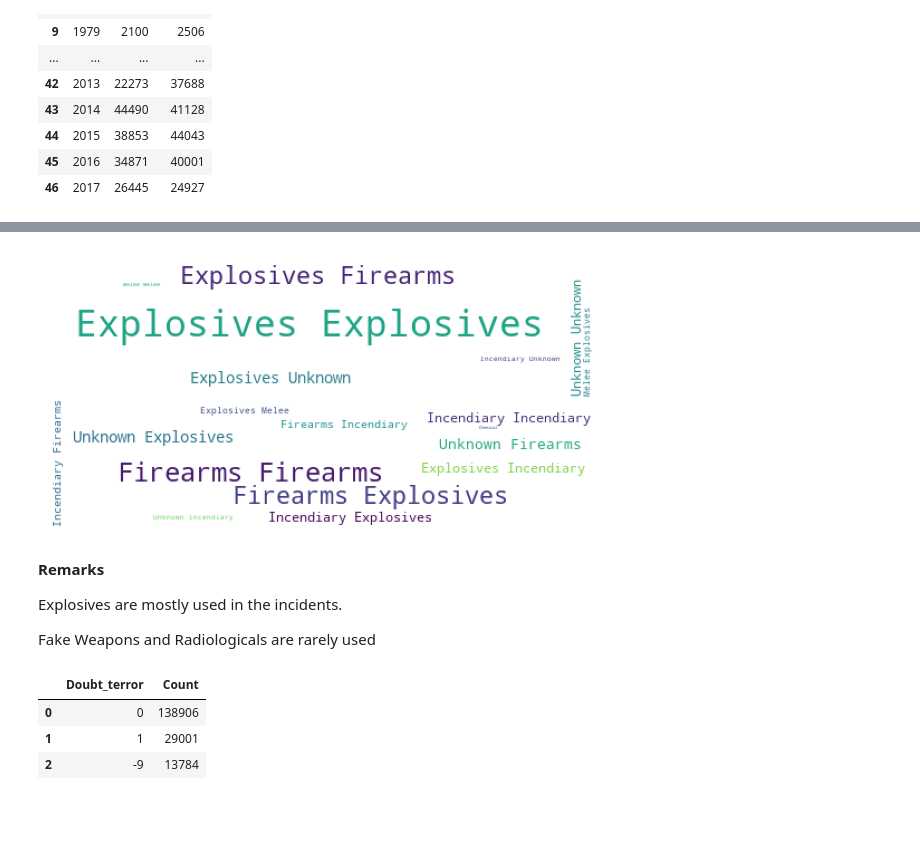
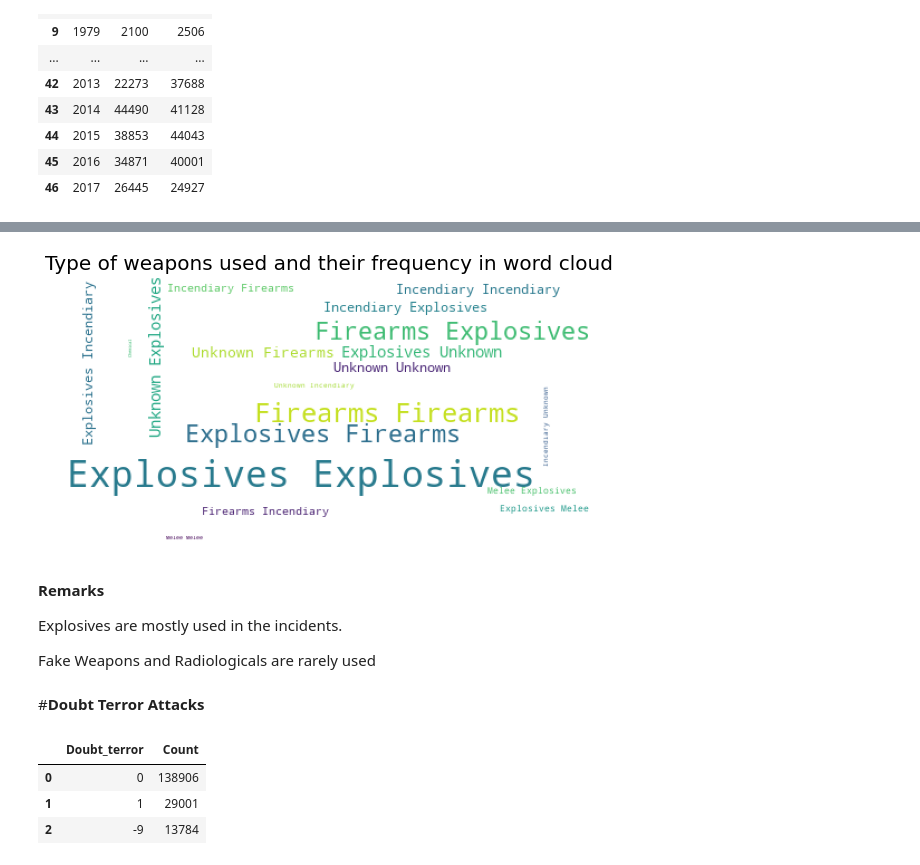
Before and after one commit to Narayan718/Global-Terrorism-Analysis, a Jupyter notebook: Global_Terrorism_Analysis.ipynb, the cells around one changed output, grey strips where cells are left out. Saved outputs shown, nothing was run; the diff lists cells and outputs as text; code cells hidden in the pictures; blank space fills up the shorter version.

```diff
--- a/Global_Terrorism_Analysis.ipynb
+++ b/Global_Terrorism_Analysis.ipynb
@@ -579,19 +628,20 @@ Name: Weapon, dtype: int64
 # %%
-from wordcloud import WordCloud
-from scipy import signal
-
+#plotting the type of weapons used and their frequency in word cloud
 weapons = data['Weapon']
 plt.figure(figsize=(10,10))
 wordcloud= WordCloud(background_color='white', width=500, height = 250).generate(' '.join(weapons))
 plt.axis('off')
+plt.title("Type of weapons used and their frequency in word cloud", size=20)
 plt.imshow(wordcloud)
 plt.show()
 # %% [output]
-[figure, old version]
+[figure, new version]
 # %% [markdown]
 **Remarks**
 
 Explosives are mostly used in the incidents.
 
 Fake Weapons and Radiologicals are rarely used
+# %% [markdown]
+#**Doubt Terror Attacks**
 # %%
```
Also changed, not shown: parts of 38 cells of this notebook.
